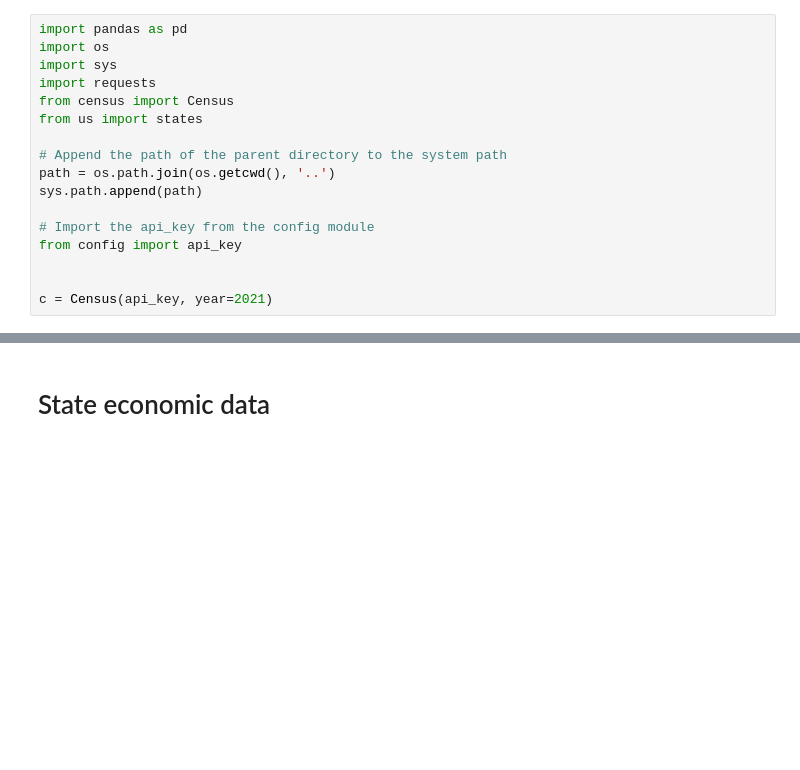
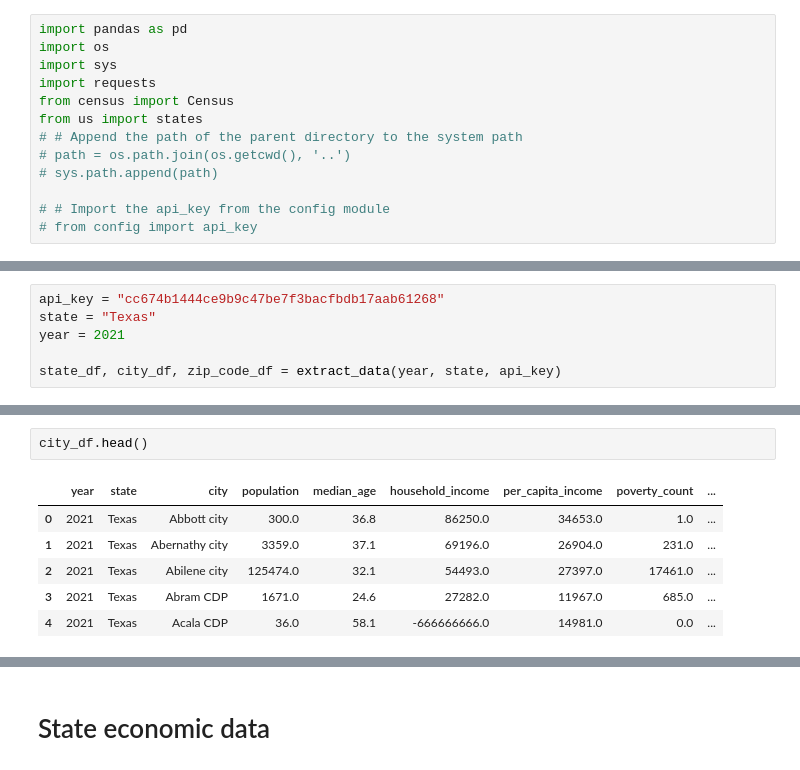
Before and after one commit to Master-Leo/Data-Engineering-Project, a Jupyter notebook: Test_code/census_api_test.ipynb, the cells around one changed output, grey strips where cells are left out. Saved outputs shown, nothing was run; the diff lists cells and outputs as text; blank space fills up the shorter version.

```diff
--- a/Test_code/census_api_test.ipynb
+++ b/Test_code/census_api_test.ipynb
@@ -5,13 +5,9 @@ import sys
 import requests
 from census import Census
 from us import states
+# # Append the path of the parent directory to the system path
+# path = os.path.join(os.getcwd(), '..')
+# sys.path.append(path)
 
-# Append the path of the parent directory to the system path
-path = os.path.join(os.getcwd(), '..')
-sys.path.append(path)
-
-# Import the api_key from the config module
-from config import api_key
-
-
-c = Census(api_key, year=2021)
+# # Import the api_key from the config module
+# from config import api_key
@@ -17,0 +256,6 @@ c = Census(api_key, year=2021)
+# %%
+api_key = "cc674b1444ce9b9c47be7f3bacfbdb17aab61268"
+state = "Texas"
+year = 2021
+
+state_df, city_df, zip_code_df = extract_data(year, state, api_key)
@@ -17,0 +402,9 @@ c = Census(api_key, year=2021)
+# %%
+city_df.head()
+# %% [output]
+|  | year | state | city | population | median_age | household_income | per_capita_income | poverty_count | ... |
+| 0 | 2021 | Texas | Abbott city | 300.0 | 36.8 | 86250.0 | 34653.0 | 1.0 | ... |
+| 1 | 2021 | Texas | Abernathy city | 3359.0 | 37.1 | 69196.0 | 26904.0 | 231.0 | ... |
+| 2 | 2021 | Texas | Abilene city | 125474.0 | 32.1 | 54493.0 | 27397.0 | 17461.0 | ... |
+| 3 | 2021 | Texas | Abram CDP | 1671.0 | 24.6 | 27282.0 | 11967.0 | 685.0 | ... |
+| 4 | 2021 | Texas | Acala CDP | 36.0 | 58.1 | -666666666.0 | 14981.0 | 0.0 | ... |
```
Also changed, not shown: parts of 34 cells of this notebook, 14 other files.
